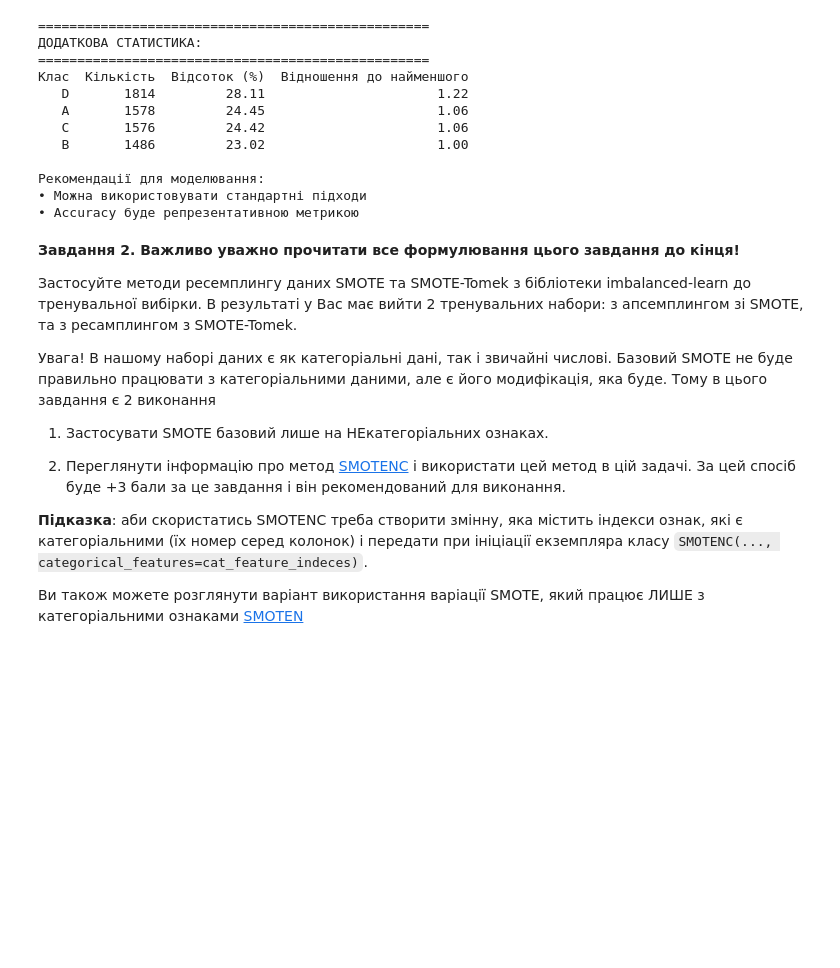
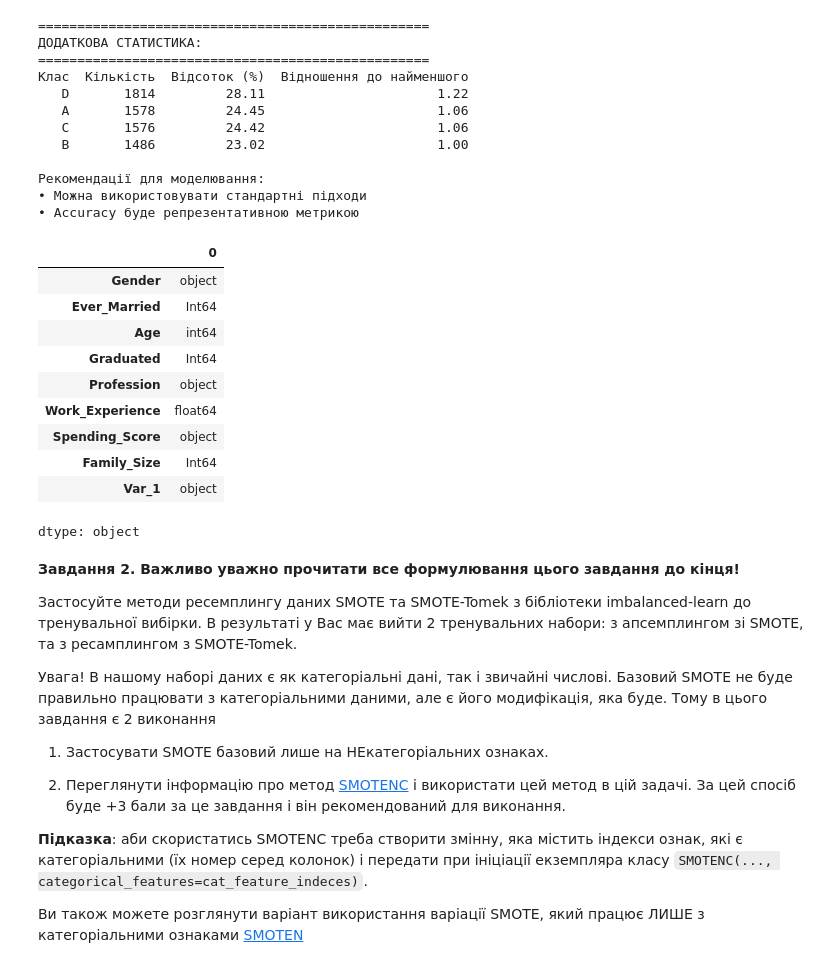
Before and after one commit to o-semenkova/ml_home_tasks, a Jupyter notebook: HW_2_2_Незбалансована_багатокласова_класифікація.ipynb, the cells around one changed output. Saved outputs shown, nothing was run; the diff lists cells and outputs as text; code cells hidden in the pictures; blank space fills up the shorter version.

```diff
--- a/HW_2_2_Незбалансована_багатокласова_класифікація.ipynb
+++ b/HW_2_2_Незбалансована_багатокласова_класифікація.ipynb
@@ -288,0 +301,14 @@ all_features = numeric_features + categorical_features
+# %%
+X_train.dtypes
+# %% [output]
+|  | 0 |
+| Gender | object |
+| Ever_Married | Int64 |
+| Age | int64 |
+| Graduated | Int64 |
+| Profession | object |
+| Work_Experience | float64 |
+| Spending_Score | object |
+| Family_Size | Int64 |
+| Var_1 | object |
+dtype: object
```
Also changed, not shown: parts of 5 cells of this notebook.
